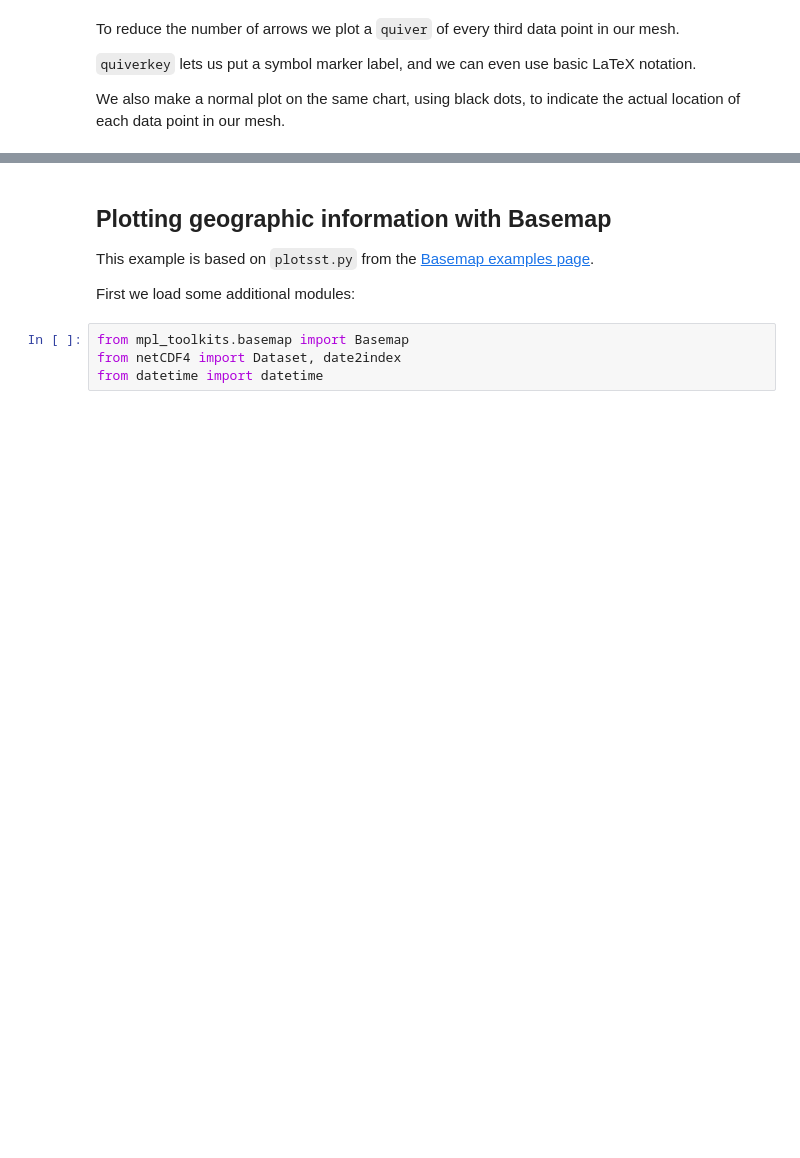
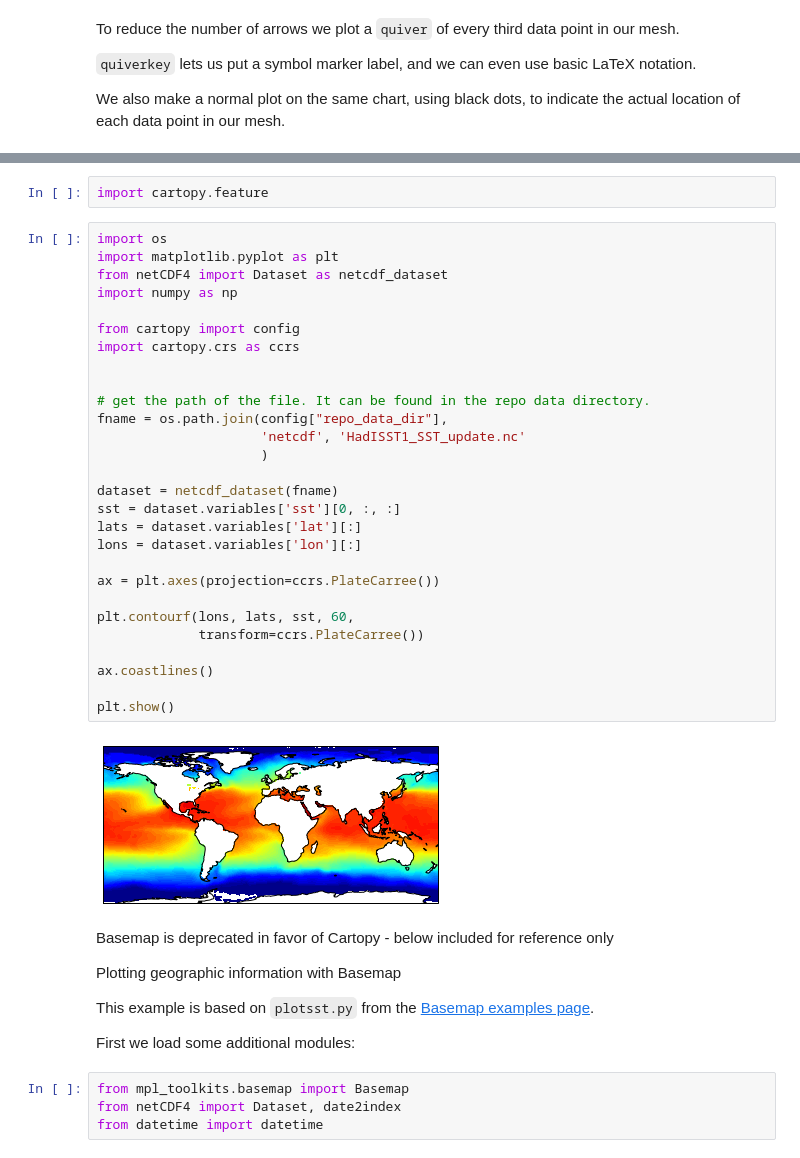
Before and after one commit to mbmilligan/msi-ipython-nb-ex, a Jupyter notebook: notebook/AdvPyFiles/05.MatplotlibExamples.ipynb, the cells around one changed output, grey strips where cells are left out. Drawn from its saved outputs; the diff is of its cells as text; blank space fills up the shorter version.

```diff
--- a/notebook/AdvPyFiles/05.MatplotlibExamples.ipynb
+++ b/notebook/AdvPyFiles/05.MatplotlibExamples.ipynb
@@ -77,5 +115,39 @@ plt.title("pivot='mid'; every third arrow; units='inches'")
+# %%
+import cartopy.feature
+# %%
+import os
+import matplotlib.pyplot as plt
+from netCDF4 import Dataset as netcdf_dataset
+import numpy as np
+
+from cartopy import config
+import cartopy.crs as ccrs
+
+
+# get the path of the file. It can be found in the repo data directory.
+fname = os.path.join(config["repo_data_dir"],
+                     'netcdf', 'HadISST1_SST_update.nc'
+                     )
+
+dataset = netcdf_dataset(fname)
+sst = dataset.variables['sst'][0, :, :]
+lats = dataset.variables['lat'][:]
+lons = dataset.variables['lon'][:]
+
+ax = plt.axes(projection=ccrs.PlateCarree())
+
+plt.contourf(lons, lats, sst, 60,
+             transform=ccrs.PlateCarree())
+
+ax.coastlines()
+
+plt.show()
+# %% [output]
+[figure, added]
 # %% [markdown]
-## Plotting geographic information with Basemap
+Basemap is deprecated in favor of Cartopy - below included for reference only
+
+Plotting geographic information with Basemap
 
 This example is based on ``plotsst.py`` from the [Basemap examples page](http://matplotlib.org/basemap/users/examples.html).
 
```
Also changed, not shown: parts of 7 cells of this notebook.
